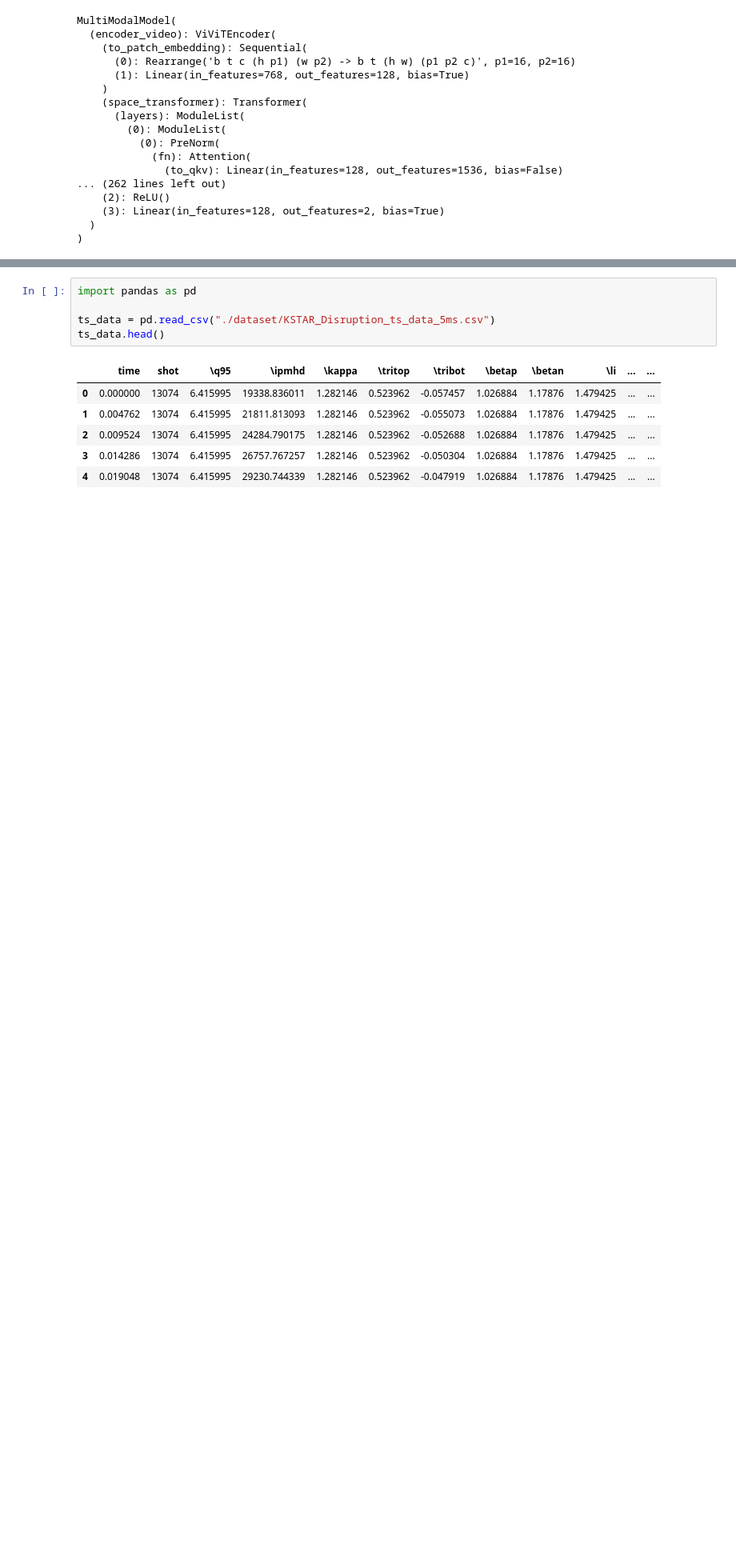
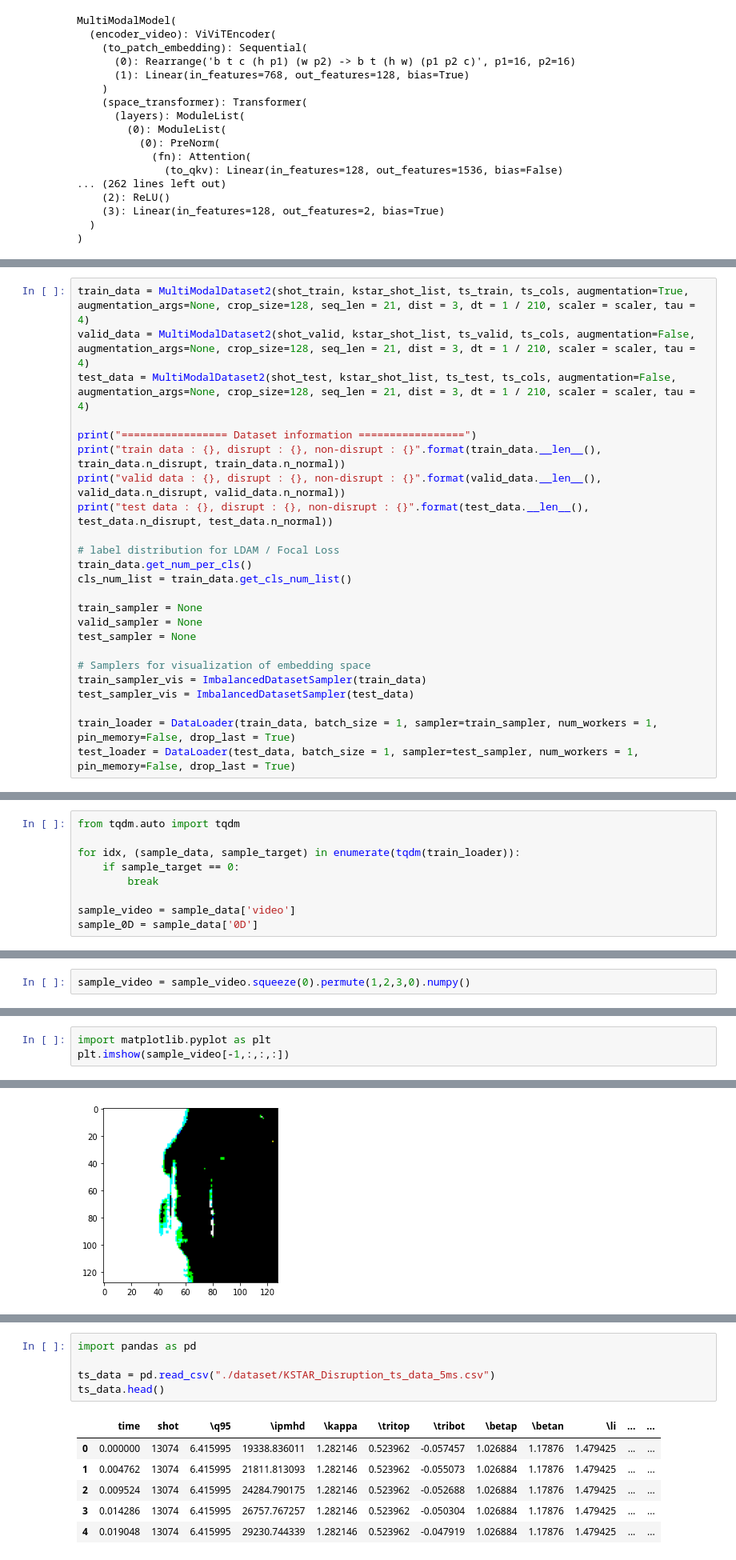
Before and after one commit to ZINZINBIN/Disruption-Prediciton-based-on-Multimodal-Deep-Learning, a Jupyter notebook: analysis_multi_modal_data.ipynb, the cells around one changed output, grey strips where cells are left out. Shown at 80% size. Cells and saved outputs as stored; diff of their text form; blank space fills up the shorter version.

Commit message:
update multi-modal dataset

```diff
--- a/analysis_multi_modal_data.ipynb
+++ b/analysis_multi_modal_data.ipynb
@@ -70,0 +89,24 @@ MultiModalModel(
+# %%
+train_data = MultiModalDataset2(shot_train, kstar_shot_list, ts_train, ts_cols, augmentation=True, augmentation_args=None, crop_size=128, seq_len = 21, dist = 3, dt = 1 / 210, scaler = scaler, tau = 4)
+valid_data = MultiModalDataset2(shot_valid, kstar_shot_list, ts_valid, ts_cols, augmentation=False, augmentation_args=None, crop_size=128, seq_len = 21, dist = 3, dt = 1 / 210, scaler = scaler, tau = 4)
+test_data = MultiModalDataset2(shot_test, kstar_shot_list, ts_test, ts_cols, augmentation=False, augmentation_args=None, crop_size=128, seq_len = 21, dist = 3, dt = 1 / 210, scaler = scaler, tau = 4)
+
+print("================= Dataset information =================")
+print("train data : {}, disrupt : {}, non-disrupt : {}".format(train_data.__len__(), train_data.n_disrupt, train_data.n_normal))
+print("valid data : {}, disrupt : {}, non-disrupt : {}".format(valid_data.__len__(), valid_data.n_disrupt, valid_data.n_normal))
+print("test data : {}, disrupt : {}, non-disrupt : {}".format(test_data.__len__(), test_data.n_disrupt, test_data.n_normal))
+
+# label distribution for LDAM / Focal Loss
+train_data.get_num_per_cls()
+cls_num_list = train_data.get_cls_num_list()
+
+train_sampler = None
+valid_sampler = None
+test_sampler = None
+
+# Samplers for visualization of embedding space
+train_sampler_vis = ImbalancedDatasetSampler(train_data)
+test_sampler_vis = ImbalancedDatasetSampler(test_data)
+
+train_loader = DataLoader(train_data, batch_size = 1, sampler=train_sampler, num_workers = 1, pin_memory=False, drop_last = True)
+test_loader = DataLoader(test_data, batch_size = 1, sampler=test_sampler, num_workers = 1, pin_memory=False, drop_last = True)
@@ -70,0 +121,9 @@ MultiModalModel(
+# %%
+from tqdm.auto import tqdm
+
+for idx, (sample_data, sample_target) in enumerate(tqdm(train_loader)):
+    if sample_target == 0:
+        break
+
+sample_video = sample_data['video']
+sample_0D = sample_data['0D']
@@ -70,0 +134,2 @@ MultiModalModel(
+# %%
+sample_video = sample_video.squeeze(0).permute(1,2,3,0).numpy()
@@ -70,0 +138,4 @@ MultiModalModel(
+# %%
+import matplotlib.pyplot as plt
+plt.imshow(sample_video[-1,:,:,:])
+# %% [output]
@@ -70,0 +144 @@ MultiModalModel(
+[figure, added]
```
Also changed, not shown: parts of 8 cells of this notebook, 14 other files.
